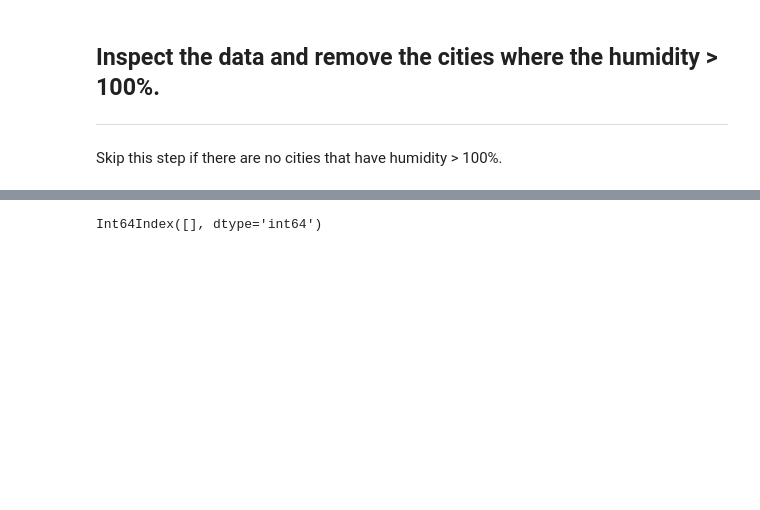
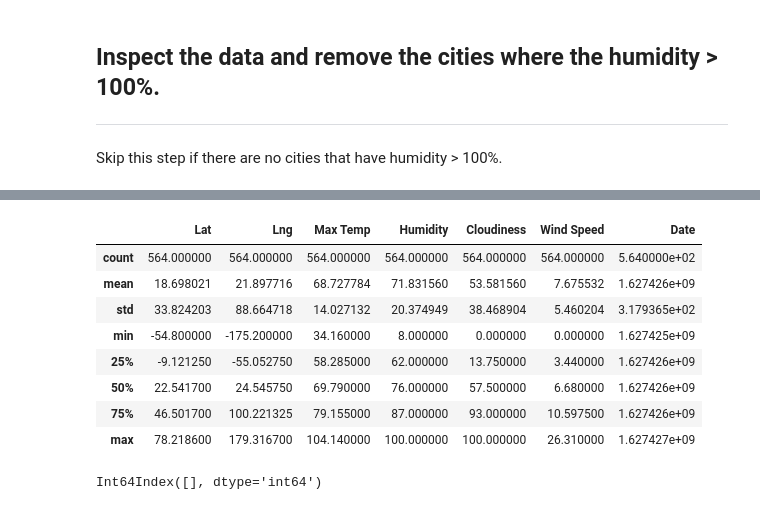
Before and after one commit to tatianafrattale/python-api-challenge, a Jupyter notebook: WeatherPy/WeatherPy.ipynb, the cells around one changed output, grey strips where cells are left out. Drawn from its saved outputs; the diff is of its cells as text; code cells hidden in the pictures; blank space fills up the shorter version.

Commit message:
checking for humidity over 100

```diff
--- a/WeatherPy/WeatherPy.ipynb
+++ b/WeatherPy/WeatherPy.ipynb
@@ -179,3 +168,15 @@ Skip this step if there are no cities that have humidity > 100%.
+# %%
+weather_df.describe()
+# %% [output]
+|  | Lat | Lng | Max Temp | Humidity | Cloudiness | Wind Speed | Date |
+| count | 564.000000 | 564.000000 | 564.000000 | 564.000000 | 564.000000 | 564.000000 | 5.640000e+02 |
+| mean | 18.698021 | 21.897716 | 68.727784 | 71.831560 | 53.581560 | 7.675532 | 1.627426e+09 |
+| std | 33.824203 | 88.664718 | 14.027132 | 20.374949 | 38.468904 | 5.460204 | 3.179365e+02 |
+| min | -54.800000 | -175.200000 | 34.160000 | 8.000000 | 0.000000 | 0.000000 | 1.627425e+09 |
+| 25% | -9.121250 | -55.052750 | 58.285000 | 62.000000 | 13.750000 | 3.440000 | 1.627426e+09 |
+| 50% | 22.541700 | 24.545750 | 69.790000 | 76.000000 | 57.500000 | 6.680000 | 1.627426e+09 |
+| 75% | 46.501700 | 100.221325 | 79.155000 | 87.000000 | 93.000000 | 10.597500 | 1.627426e+09 |
+| max | 78.218600 | 179.316700 | 104.140000 | 100.000000 | 100.000000 | 26.310000 | 1.627427e+09 |
 # %%
 #  Get the indices of cities that have humidity over 100%.
 # %% [output]
```
Also changed, not shown: parts of 1 cell of this notebook.
